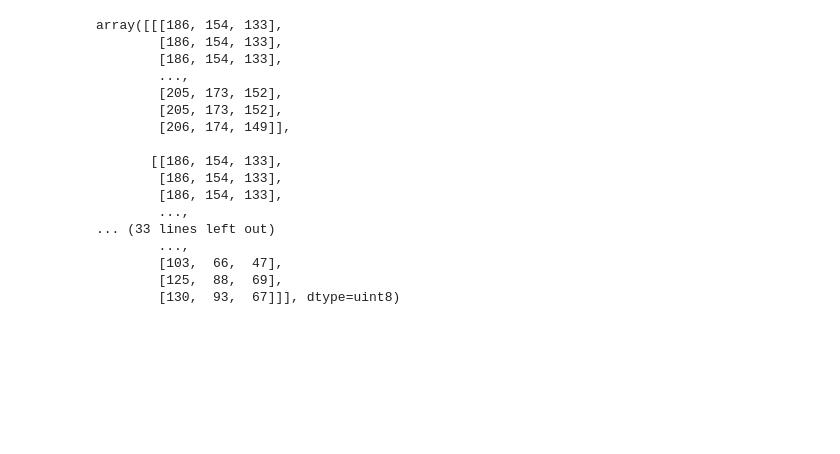
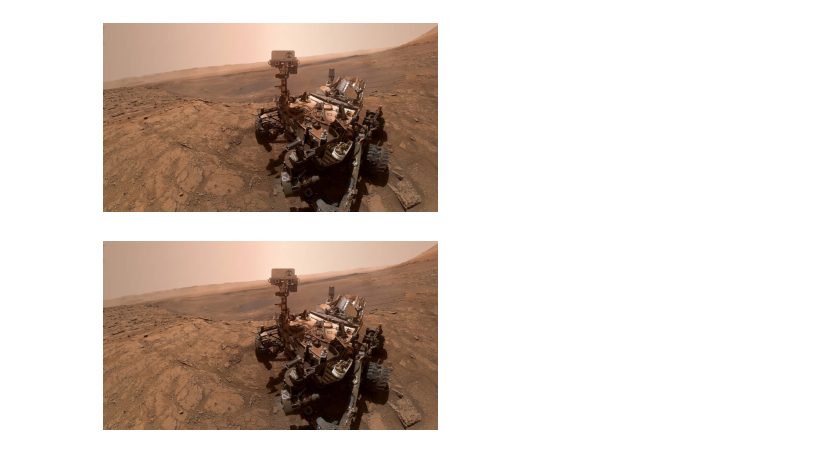
Before and after one commit to EfficientDL/book, a Jupyter notebook: Data_Quantization_Example.ipynb, the cells around one changed output. Cells and saved outputs as stored; diff of their text form; code cells hidden in the pictures; blank space fills up the shorter version.

```diff
--- a/Data_Quantization_Example.ipynb
+++ b/Data_Quantization_Example.ipynb
@@ -43,16 +83,0 @@ Min: 0, Max: 255
-# %%
-import math
-def quantize(x, x_max, x_min, b):
-  x = np.minimum(x, x_max)
-  x = np.maximum(x, x_min)
-
-  s = (x_max - x_min ) * 1.0 / (2**b)
-  x_q = ((x - x_min) / s)
-  x_q = np.minimum(x_q, 2**b - 1)
-  return x_q.astype(np.uint8)
-
-def dequantize(x_q, x_max, x_min, b):
-  s = (x_max - x_min ) * 1.0 / (2**b)
-  x = (s * x_q) + x_min
-  return x.astype(np.uint8)
-  # return (x_q * 1.0 * s).astype(dtype=np.uint8)
@@ -72,3 +83,0 @@ array([-10. ,  -5. ,   0. ,   7.5,   7.5,   7.5])
-# %%
-b = 8
-plt.imshow(dequantize(quantize(img * 1.0, img_max, img_min, b), img_max, img_min, b))
@@ -78,20 +84,14 @@ plt.imshow(dequantize(quantize(img * 1.0, img_max, img_min, b), img_max, img_min
-# %%
-img[0:100]
-# %% [output]
-array([[[186, 154, 133],
-        [186, 154, 133],
-        [186, 154, 133],
-        ...,
-        [205, 173, 152],
-        [205, 173, 152],
-        [206, 174, 149]],
-
-       [[186, 154, 133],
-        [186, 154, 133],
-        [186, 154, 133],
-        ...,
-... (33 lines left out)
-        ...,
-        [103,  66,  47],
-        [125,  88,  69],
-        [130,  93,  67]]], dtype=uint8)
+# %%
+def simulate_transmission(img, b):
+  transmitted_image = quantize(img, 0.0, 1.0, b)
+  decoded_image = dequantize(transmitted_image, 0.0, 1.0, b)
+  plt.axis('off')
+  plt.imshow(decoded_image)
+# %%
+simulate_transmission(img, 8)
+# %% [output]
+[figure, added]
+# %%
+simulate_transmission(img, 8)
+# %% [output]
+[figure, added]
```
Also changed, not shown: parts of 15 cells of this notebook.
